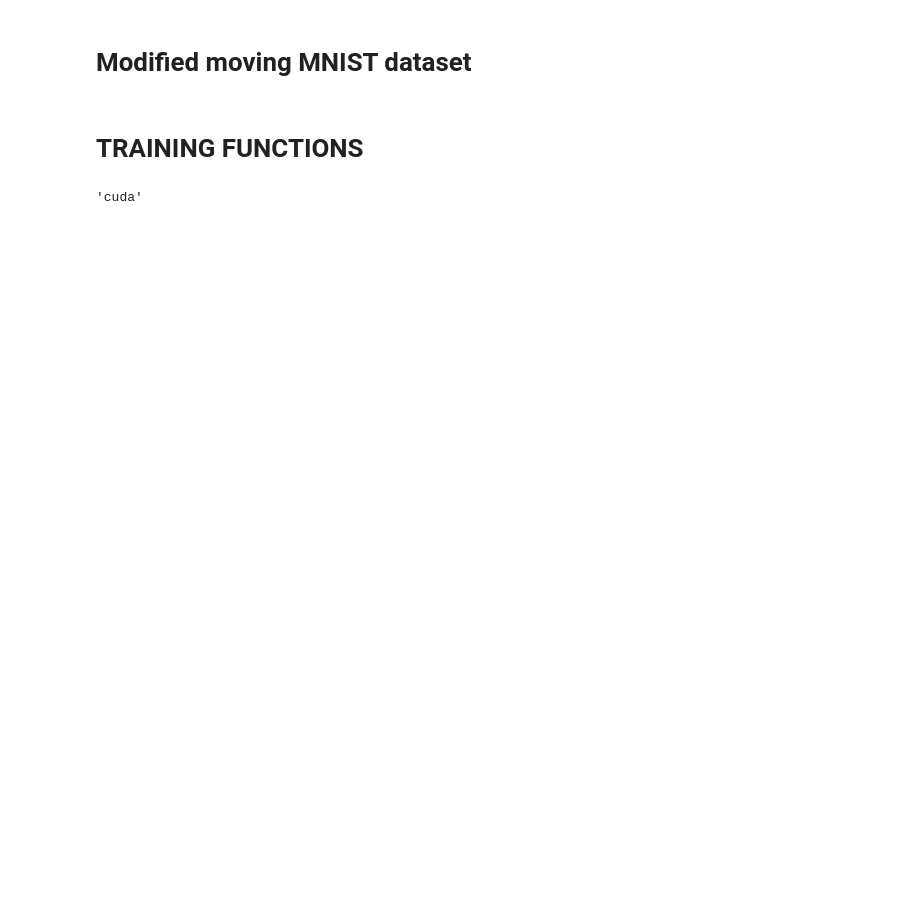
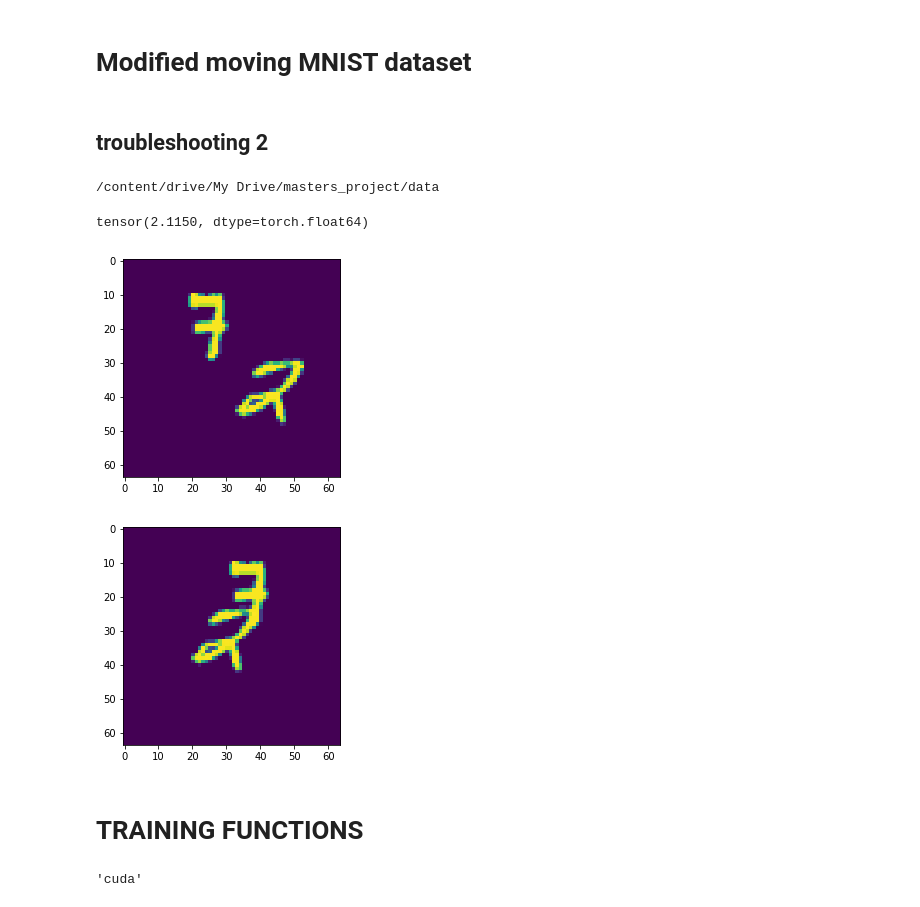
Before and after one commit to Garethlomax/acse-9-independent-research-project-Garethlomax, a Jupyter notebook: VAE.ipynb, the cells around one changed output. Saved outputs shown, nothing was run; the diff lists cells and outputs as text; code cells hidden in the pictures; blank space fills up the shorter version.

```diff
--- a/VAE.ipynb
+++ b/VAE.ipynb
@@ -318,7 +327,7 @@ def initialise_dataset_HDF5_randn(dataset_length = 9000):
 
 
     """
-    dummy = np.array(range(dataset_length)) # clean this up - not really needed
+    dummy = np.array(list(range(dataset_length))) # clean this up - not really needed
 
 
 
@@ -331,3 +338,25 @@ def initialise_dataset_HDF5_randn(dataset_length = 9000):
+# %% [markdown]
+## troubleshooting 2
+# %%
+dat = initialise_dataset_HDF5_randn()
+# %% [output]
+/content/drive/My Drive/masters_project/data
+# %%
+a = dat[0]
+b = dat[0]
+plt.imshow(a[0])
+
+plt.figure()
+plt.imshow(b[0])
+a.shape
+
+t = nn.MSELoss()
+# b= torch.randn(a.shape).double()
+print(t(a,b))
+# %% [output]
+tensor(2.1150, dtype=torch.float64)
+[figure, added]
+[figure, added]
 # %%
 # # plt.imshow(dat[0:3][0][0])
 # with torch.no_grad():
```
Also changed, not shown: parts of 12 cells of this notebook.
